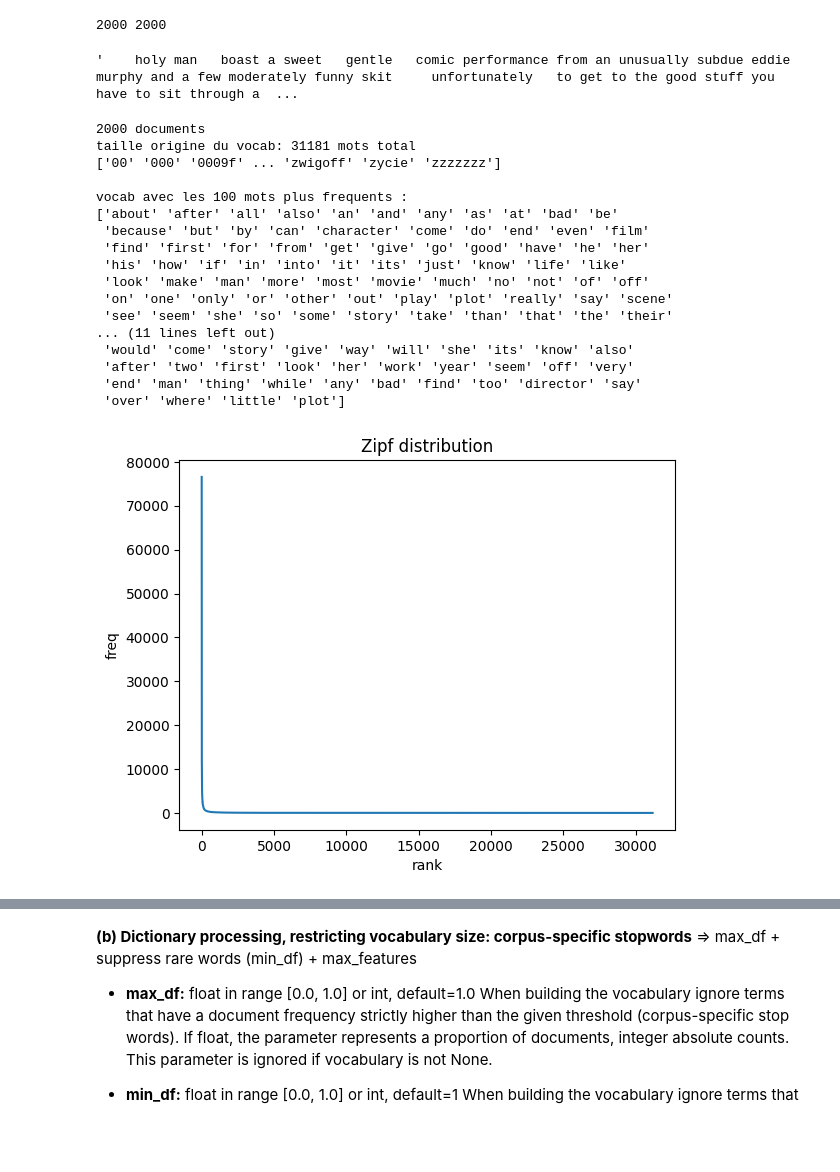
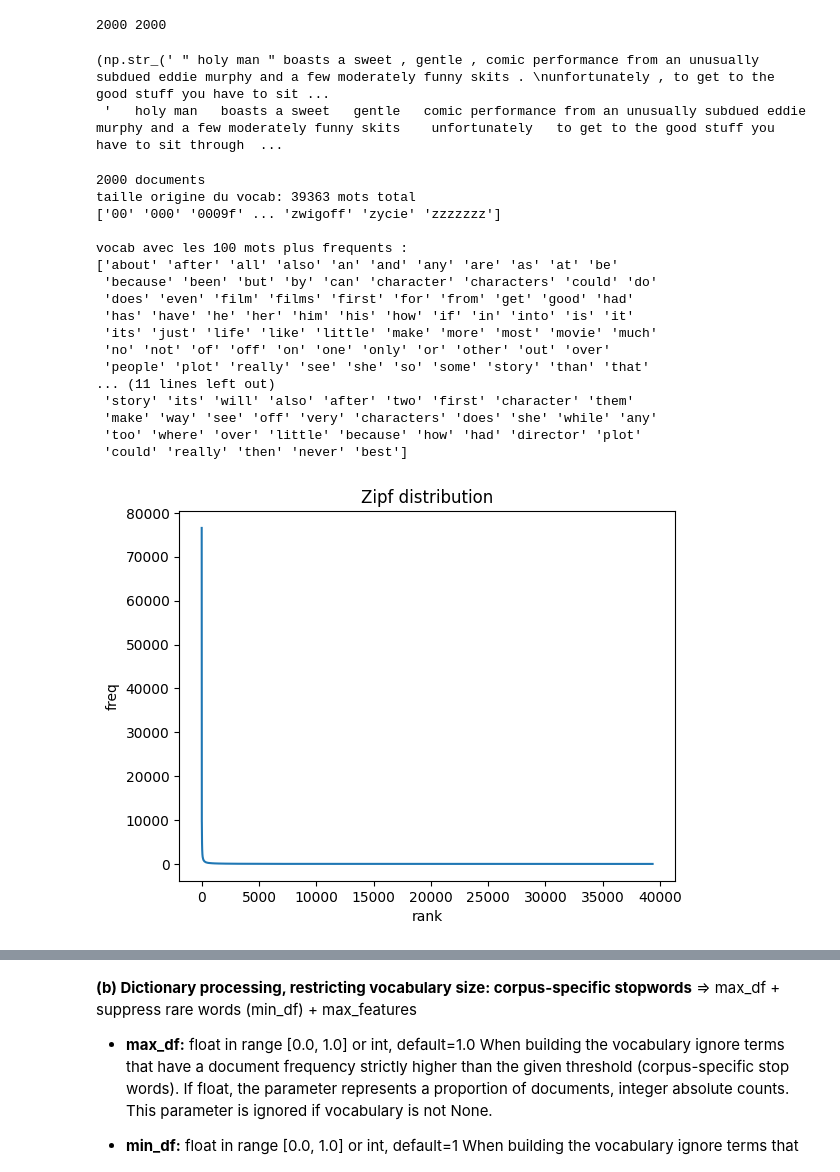
Before and after one commit to alan-man/tal-projet, a Jupyter notebook: pipeline.ipynb, the cells around one changed output, grey strips where cells are left out. Cells and saved outputs as stored; diff of their text form; code cells hidden in the pictures; blank space fills up the shorter version.

Commit message:
cleaning up preprocess rm + movies.py

```diff
--- a/pipeline.ipynb
+++ b/pipeline.ipynb
@@ -29,15 +28,0 @@ from nltk.corpus import stopwords
-# %%
-def load_movies(path2data):
-    alltxts = [] # init vide
-    labs = []
-    cpt = 0
-    for cl in os.listdir(path2data):
-        for f in os.listdir(path2data+cl):
-            txt = open(path2data+cl+'/'+f).read()
-            alltxts.append(txt)
-            labs.append(cpt)
-        cpt+=1
-    return alltxts,labs
-
-path = "./Dataset/movies1000/"
-alltxts,alllabs = load_movies(path)
@@ -51,30 +29,52 @@ cleaned_txts = preprocess_texts(alltxts)
+# %%
+# load dataset
+path = "./Dataset/movies1000/"
+alltxts,alllabs = load_movies(path)
+alltxts, alllabs = np.array(alltxts), np.array(alllabs)
+
+# bag of words, with simple préprocessing (lowercase, no punctuation, no URLS)
+prep = Preprocessing(low_case = True,
+        rm_punctuation = True,
+        rm_number = False,
+        word_norm = None, # stem faster
+        pos_tagging = False, # to check
+        all_capital = True, # keep all capital words as they are
+        cap_name = True, # garder les noms en majuscules, for pos tag
+        rm_accent = True,
+        lang = "english",
+        punct = string.punctuation + '\n\r\t', # punctuation can contain -, that would be kept
+        urls = False
+    )
+
+cleaned_txts = [prep.process(text) for text in alltxts]
 # %%
 print(len(cleaned_txts),len(alltxts))
 # %% [output]
 2000 2000
 # %%
-cleaned_txts[0]
+alltxts[0], cleaned_txts[0]
 # %% [output]
-'    holy man   boast a sweet   gentle   comic performance from an unusually subdue eddie murphy and a few moderately funny skit     unfortunately   to get to the good stuff you have to sit through a  ...
+(np.str_(' " holy man " boasts a sweet , gentle , comic performance from an unusually subdued eddie murphy and a few moderately funny skits . \nunfortunately , to get to the good stuff you have to sit ...
+ '   holy man   boasts a sweet   gentle   comic performance from an unusually subdued eddie murphy and a few moderately funny skits    unfortunately   to get to the good stuff you have to sit through  ...
 # %%
 # bow vocab exploring
-basic_bow_exploration(cleaned_txts)
+basic_bow_exploration(cleaned_txts,lang="english")
 # %% [output]
 2000 documents
-taille origine du vocab: 31181 mots total
+taille origine du vocab: 39363 mots total
 ['00' '000' '0009f' ... 'zwigoff' 'zycie' 'zzzzzzz']
 
 vocab avec les 100 mots plus frequents :
-['about' 'after' 'all' 'also' 'an' 'and' 'any' 'as' 'at' 'bad' 'be'
- 'because' 'but' 'by' 'can' 'character' 'come' 'do' 'end' 'even' 'film'
- 'find' 'first' 'for' 'from' 'get' 'give' 'go' 'good' 'have' 'he' 'her'
- 'his' 'how' 'if' 'in' 'into' 'it' 'its' 'just' 'know' 'life' 'like'
- 'look' 'make' 'man' 'more' 'most' 'movie' 'much' 'no' 'not' 'of' 'off'
- 'on' 'one' 'only' 'or' 'other' 'out' 'play' 'plot' 'really' 'say' 'scene'
- 'see' 'seem' 'she' 'so' 'some' 'story' 'take' 'than' 'that' 'the' 'their'
+['about' 'after' 'all' 'also' 'an' 'and' 'any' 'are' 'as' 'at' 'be'
+ 'because' 'been' 'but' 'by' 'can' 'character' 'characters' 'could' 'do'
+ 'does' 'even' 'film' 'films' 'first' 'for' 'from' 'get' 'good' 'had'
+ 'has' 'have' 'he' 'her' 'him' 'his' 'how' 'if' 'in' 'into' 'is' 'it'
+ 'its' 'just' 'life' 'like' 'little' 'make' 'more' 'most' 'movie' 'much'
+ 'no' 'not' 'of' 'off' 'on' 'one' 'only' 'or' 'other' 'out' 'over'
+ 'people' 'plot' 'really' 'see' 'she' 'so' 'some' 'story' 'than' 'that'
 ... (11 lines left out)
- 'would' 'come' 'story' 'give' 'way' 'will' 'she' 'its' 'know' 'also'
- 'after' 'two' 'first' 'look' 'her' 'work' 'year' 'seem' 'off' 'very'
- 'end' 'man' 'thing' 'while' 'any' 'bad' 'find' 'too' 'director' 'say'
- 'over' 'where' 'little' 'plot']
+ 'story' 'its' 'will' 'also' 'after' 'two' 'first' 'character' 'them'
+ 'make' 'way' 'see' 'off' 'very' 'characters' 'does' 'she' 'while' 'any'
+ 'too' 'where' 'over' 'little' 'because' 'how' 'had' 'director' 'plot'
+ 'could' 'really' 'then' 'never' 'best']
-[figure, old version]
+[figure, new version]
```
Also changed, not shown: parts of 4 cells of this notebook, 5 other files.
